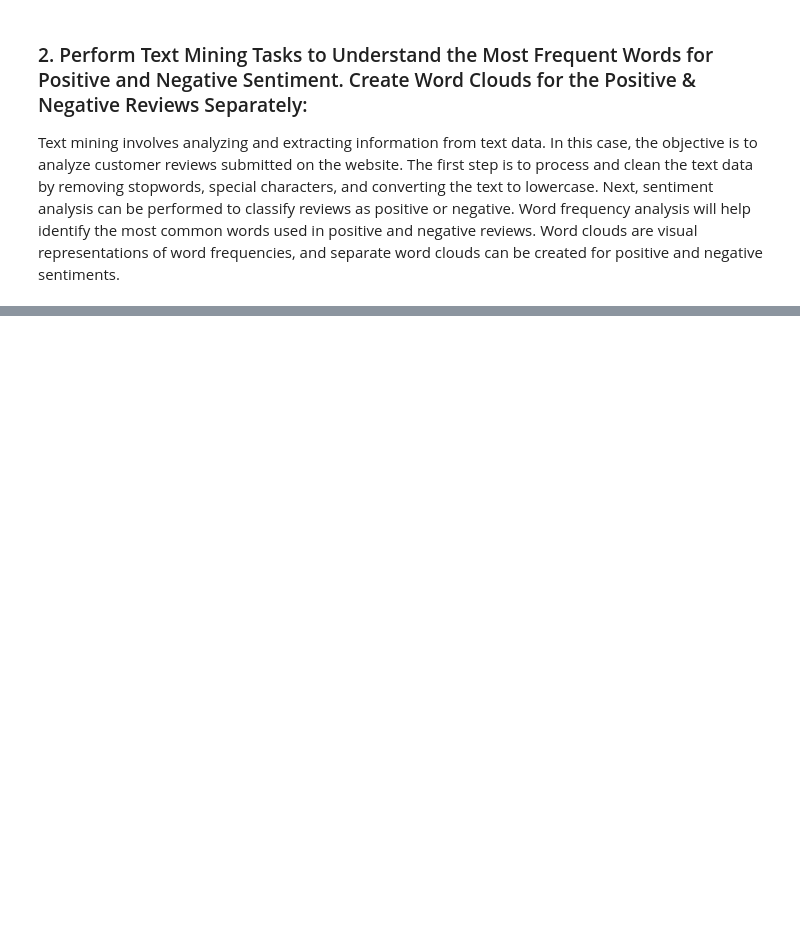
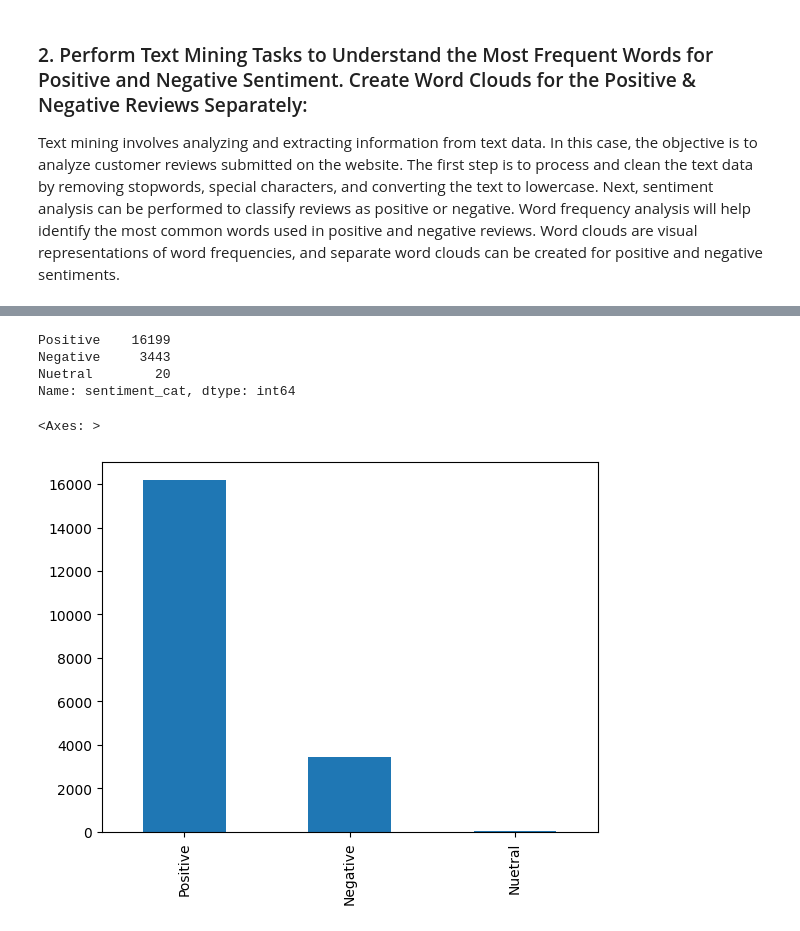
Before and after one commit to panhachom/data-science-for-ecommerce, a Jupyter notebook: data.ipynb, the cells around one changed output, grey strips where cells are left out. Drawn from its saved outputs; the diff is of its cells as text; code cells hidden in the pictures; blank space fills up the shorter version.

Commit message:
Close #15 text mining

```diff
--- a/data.ipynb
+++ b/data.ipynb
@@ -193,30 +207,10 @@ plt.show()
 ### 2. Perform Text Mining Tasks to Understand the Most Frequent Words for Positive and Negative Sentiment. Create Word Clouds for the Positive & Negative Reviews Separately:
 
 Text mining involves analyzing and extracting information from text data. In this case, the objective is to analyze customer reviews submitted on the website. The first step is to process and clean the text data by removing stopwords, special characters, and converting the text to lowercase. Next, sentiment analysis can be performed to classify reviews as positive or negative. Word frequency analysis will help identify the most common words used in positive and negative reviews. Word clouds are visual representations of word frequencies, and separate word clouds can be created for positive and negative sentiments.
-# %%
-
-
-data["Review Text"] = data["Review Title"] + " " + data["Review Text"]
-
-# Function to clean and preprocess text
-def clean_text(text):
-    # Convert text to lowercase
-    text = text.lower()
-
-    # # Remove punctuation and special characters
-    # text = text.translate(str.maketrans("", "", string.punctuation))
-
-    # # Tokenize the text
-    # tokens = word_tokenize(text)
-
-    # # Remove stopwords
-    # stop_words = set(stopwords.words("english"))
-    # tokens = [token for token in tokens if token not in stop_words]
-
-    # # Join tokens back into a cleaned text
-    cleaned_text =text
-
-    return cleaned_text
-
-# Apply text cleaning to the Review Text column
-data["Cleaned Text"] = data["Review Text"].apply(clean_text)
+# %%
+# column called 'sentiment' containing the sentiment polarity score for each review text in the 'Review_Text' column.
+# This sentiment score reflects the overall sentiment of the text, whether it is positive, negative, or neutral.
+
+data['Review Text'] = data['Review Text'].astype(str)
+data['sentiment'] = data["Review Text"].apply(lambda x: TextBlob(x).sentiment.polarity )
+data.head()
@@ -222,0 +224,5 @@ data["Cleaned Text"] = data["Review Text"].apply(clean_text)
+# %%
+# Divide the data in to positive, negative and neutral sentiments and add a column sentiment_category
+data['sentiment_cat'] = np.where(data.sentiment>0.1,'Positive', np.where(data.sentiment<0.1, 'Negative', 'Nuetral'))
+#df['sentiment_cat'] = np.where(df.sentiment>0.1,'Positive', np.where(data.sentiment<-0.1,'Negative', 'Nuetral'))
+data.head()
@@ -222,0 +236,15 @@ data["Cleaned Text"] = data["Review Text"].apply(clean_text)
+# %%
+# total positive, negative and neutral sentiments in sentiment_cat using .value_counts()
+data.sentiment_cat.value_counts()
+
+#df.sentiment_cat.value_counts()
+# %% [output]
+Positive    16199
+Negative     3443
+Nuetral        20
+Name: sentiment_cat, dtype: int64
+# %%
+data.sentiment_cat.value_counts().plot(kind='bar')
+# %% [output]
+<Axes: >
+[figure, added]
```
Also changed, not shown: parts of 67 cells of this notebook, 1 other file.
